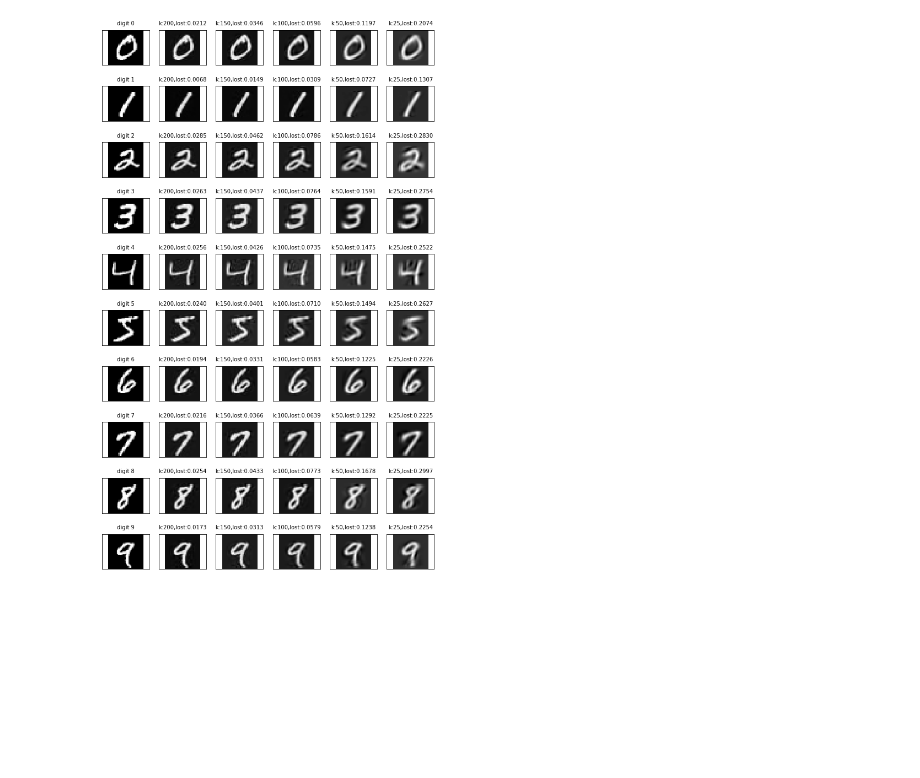
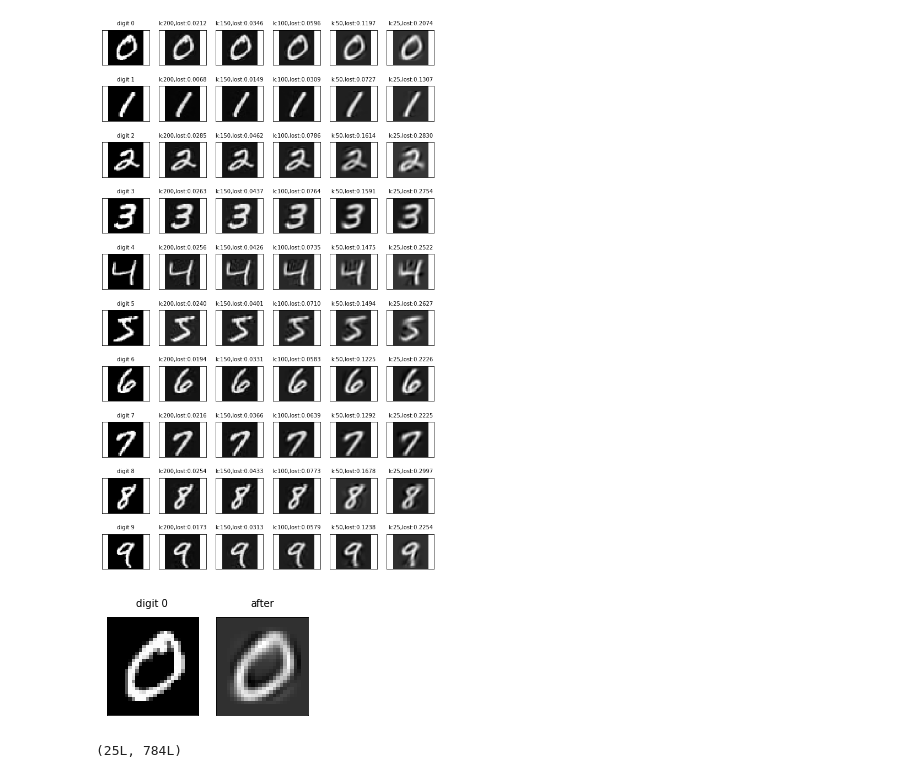
Before and after one commit to alexyanw/python_stack, a Jupyter notebook: ml/PCA.ipynb, the cells around one changed output. Cells and saved outputs as stored; diff of their text form; code cells hidden in the pictures; blank space fills up the shorter version.

```diff
--- a/ml/PCA.ipynb
+++ b/ml/PCA.ipynb
@@ -214,3 +216,29 @@ for j in xrange(10):
 plt.show()
 # %% [output]
 [figure]
+# %%
+data_j = mnist.data[mnist.target == 0]
+cov_mat = np.cov(data_j.T)
+eigenvalues = np.linalg.eigvals(cov_mat)
+
+whole_sum = sum(eigenvalues)
+
+row,col = 1, 2
+fig, ax = plt.subplots(row, col, figsize=(col*1.8, row*1.8), sharex='col', sharey='row')
+fig.subplots_adjust(hspace=0.6)
+
+img_original = data_j[0]  # simply pick 1st image for each digit category
+show_digit(ax[0], img_original, "digit %d" %(0))
+pca = decomposition.PCA(n_components=25)
+pca.fit(data_j)
+mu = np.mean(data_j, axis=0)
+img_after = np.dot(pca.transform(data_j[0].reshape(1,-1)), pca.components_) + mu
+show_digit(ax[1], img_after, "after")
+
+plt.show()
+# %% [output]
+[figure, added]
+# %%
+pca.components_.shape
+# %% [output]
+(25L, 784L)
```
Also changed, not shown: parts of 6 cells of this notebook, 5 other files.
